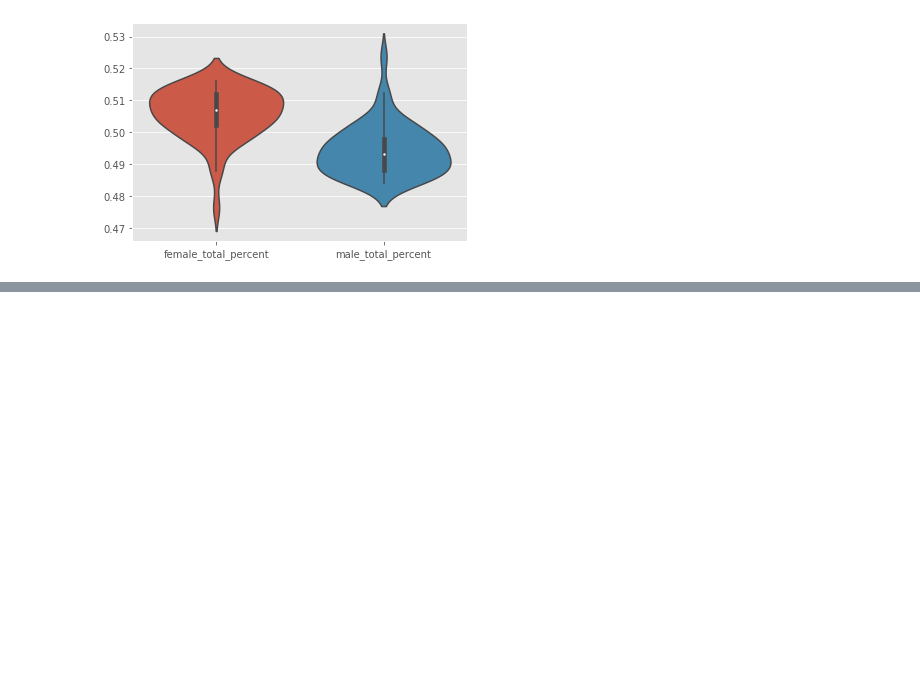
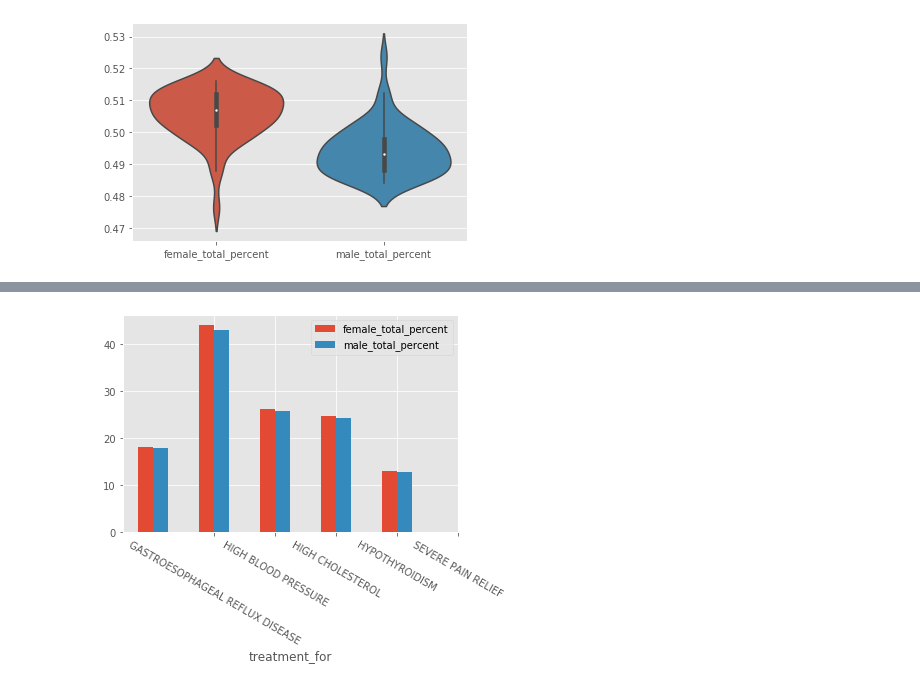
Before and after one commit to Prvargas/Where_Are_The_Drugs, a Jupyter notebook: Health_Care_Query_Clean.ipynb, the cells around one changed output, grey strips where cells are left out. Saved outputs shown, nothing was run; the diff lists cells and outputs as text; code cells hidden in the pictures; blank space fills up the shorter version.

```diff
--- a/Health_Care_Query_Clean.ipynb
+++ b/Health_Care_Query_Clean.ipynb
@@ -357,0 +364,6 @@ clean_consol_2014_df[ 'female_total_percent' ].plot.hist()
+# %%
+consol_percent_2014_df.groupby('treatment_for').sum().plot.bar(y=['female_total_percent','male_total_percent'],
+                                                                rot=-30,
+                                                                position=2.5);
+# %% [output]
+[figure, added]
```
Also changed, not shown: parts of 14 cells of this notebook, 10 other files.
